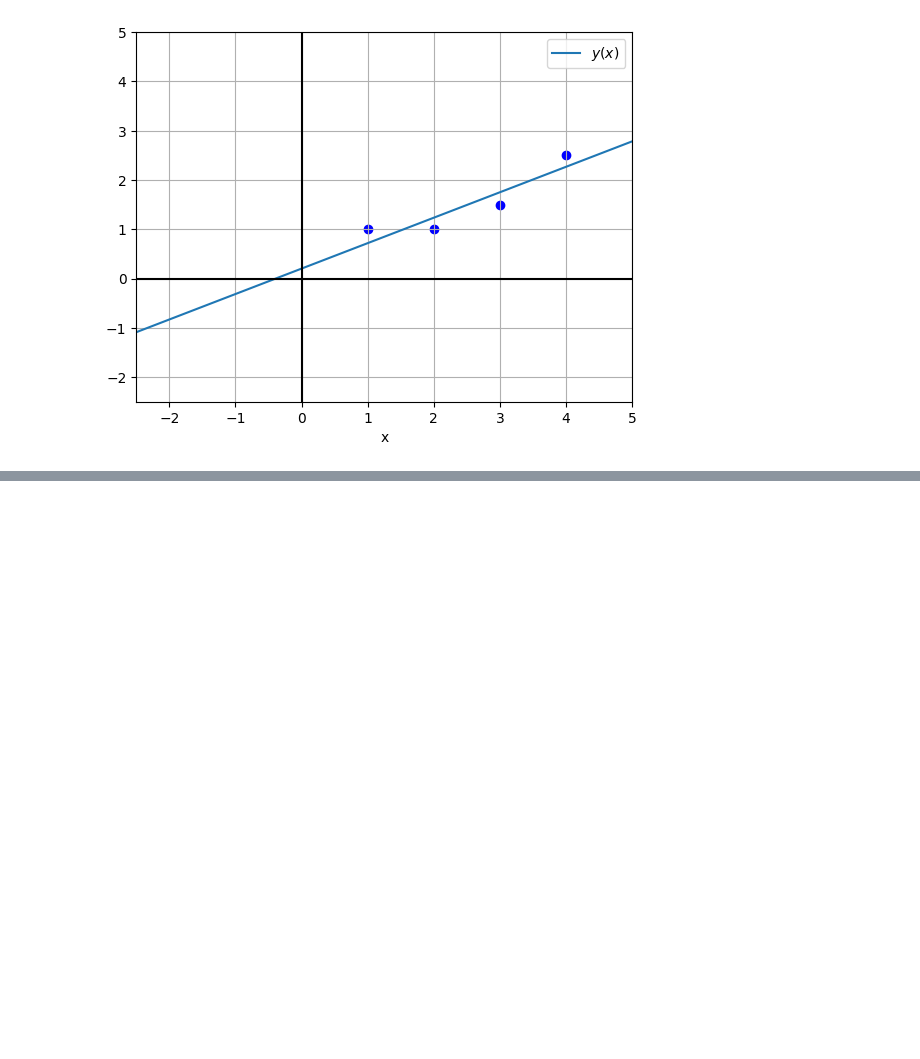
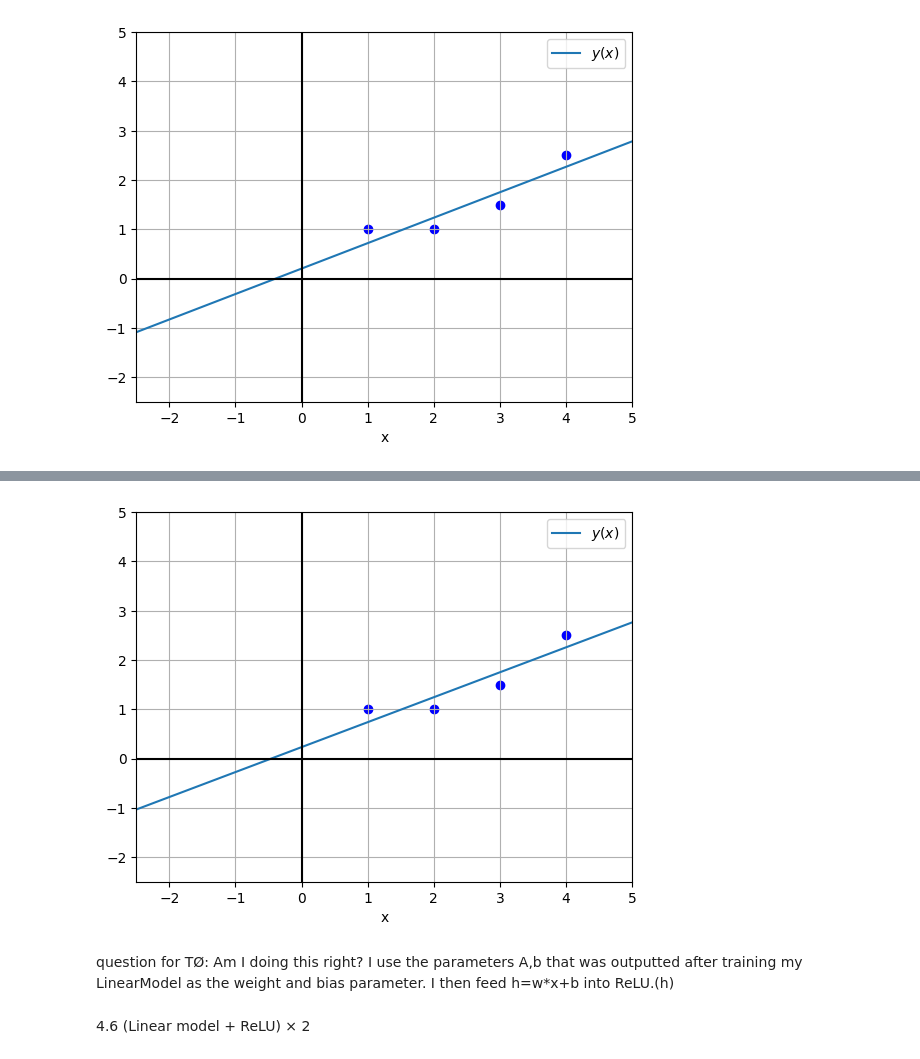
Before and after one commit to Justusperthes/Comphy, a Jupyter notebook: w9/neural_nets.ipynb, the cells around one changed output, grey strips where cells are left out. Cells and saved outputs as stored; diff of their text form; code cells hidden in the pictures; blank space fills up the shorter version.

```diff
--- a/w9/neural_nets.ipynb
+++ b/w9/neural_nets.ipynb
@@ -248,15 +251,10 @@ Step 9500, Loss: 0.06302926689386368
 A = 0.5164846181869507
 b = 0.20153392851352692
 # %%
-A = model.A.data.item()
-b = model.b.data.item()
-def lin_func(x,A,b):
-    return A*x+b
-
 # Create a figure and an axes
 fig, ax = plt.subplots()
 xs = torch.linspace(-10, 10, 100, requires_grad=True)
-ys = lin_func(xs,A,b)
+ys = lin_func(xs,A_plt,b_plt)
 yps = torch.autograd.grad(ys, xs, grad_outputs=torch.ones_like(xs))[0]
 
 with torch.no_grad():
@@ -278,0 +346,28 @@ plt.show()  # Display the plot
+# %%
+# Create a figure and an axes
+fig, ax = plt.subplots()
+xs = torch.linspace(-10, 10, 100, requires_grad=True)
+ys = lin_func(xs,A_plt,b_plt)
+yps = torch.autograd.grad(ys, xs, grad_outputs=torch.ones_like(xs))[0]
+
+with torch.no_grad():
+    ax.plot(xs, ys, label='$y(x)$')
+
+ax.set_xlabel("x")
+ax.grid(True)
+ax.axhline(0, color='k')
+ax.axvline(0, color='k')
+ax.set_xlim([-2.5, 5])
+ax.set_ylim([-2.5, 5])
+ax.legend()
+
+# Plot data points
+plt.scatter(x_tensor, y_tensor, color='blue', label='Data points')
+
+plt.show()  # Display the plot
+# %% [output]
+[figure, added]
+# %% [markdown]
+question for TØ: Am I doing this right? I use the parameters A,b that was outputted after training my LinearModel as the weight and bias parameter. I then feed h=w*x+b into ReLU.(h)
+# %% [markdown]
+4.6 (Linear model + ReLU) × 2
```
Also changed, not shown: parts of 9 cells of this notebook.
